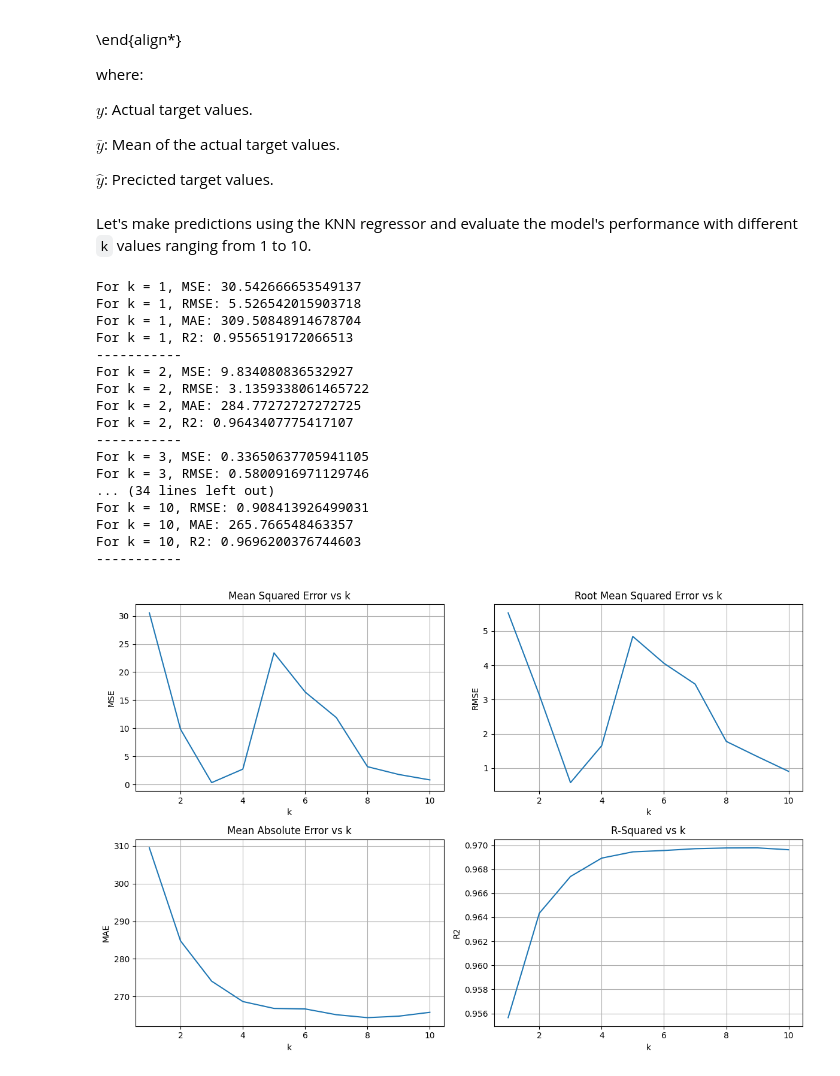
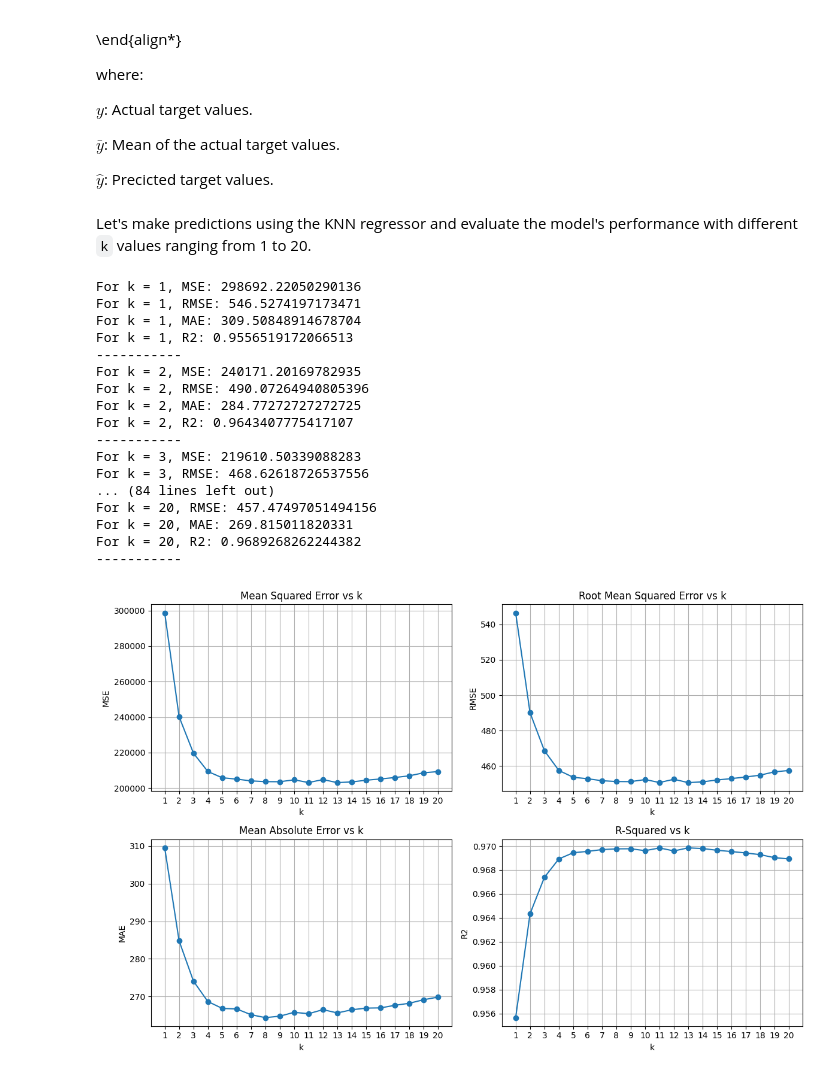
Before and after one commit to tsu76i/DS-playground, a Jupyter notebook: 2. Building ML Models From Scratch/2.2 KNN/2.2_k_nearest_neighbours_regression.ipynb, the cells around one changed output. Cells and saved outputs as stored; diff of their text form; code cells hidden in the pictures.

```diff
--- a/2. Building ML Models From Scratch/2.2 KNN/2.2_k_nearest_neighbours_regression.ipynb
+++ b/2. Building ML Models From Scratch/2.2 KNN/2.2_k_nearest_neighbours_regression.ipynb
@@ -321,6 +330,8 @@ def train_test_split(X: np.array, y: np.array, test_size: float = 0.2,
 ## 5. KNN Regressor
 # %%
 from scipy.spatial import distance
+
+
 class KNN_Regressor:
     """
     A simple K-Nearest Neighbours (KNN) regressor.
@@ -387,7 +398,8 @@ class KNN_Regressor:
         #     x_test, x_train) for x_train in self.X_train]
 
         # ! Use scipy library for faster computation of Euclidean distance
-        distance_list = distance.cdist(self.X_train, x_test.reshape(1, -1), metric="euclidean").flatten()
+        distance_list = distance.cdist(
+            self.X_train, x_test.reshape(1, -1), metric="euclidean").flatten()
 
         k_neighbours: np.array = np.argsort(distance_list)[:self.k]
         k_neighbours_values: list[float] = [
@@ -406,7 +418,7 @@ MSE = \dfrac{1}{n} \sum_{i=1}^{n}(\hat y_{i} = y_{i})^2
 \end{align*}
 # %%
 def calculate_MSE(y_true: np.array, y_pred: np.array) -> float:
-    return np.mean(y_true - y_pred) ** 2
+    return np.mean((y_true - y_pred) ** 2)
 # %% [markdown]
 ### 2. Root Mean Squared Error (RMSE)
 Square root of MSE. It provides error in the same unit as the target variable ($y$) and easier to interpret.
@@ -416,7 +428,7 @@ RMSE = \sqrt{(MSE)}
 \end{align*}
 # %%
 def calculate_RMSE(y_true: np.array, y_pred: np.array) -> float:
-    return np.sqrt(np.mean(y_true - y_pred) ** 2)
+    return np.sqrt(np.mean((y_true - y_pred) ** 2))
 # %% [markdown]
 ### 4. Mean Absolute Error (MAE)
 Mean Absolute Error measures the average absolute difference between predicted ($\hat y$) and actual ($y$) values. It is less sensitive to outliers than MSE. Smaller MAE indicates better predictions.
@@ -466,16 +478,16 @@ def calculate_r2(y_true: np.array, y_pred: np.array) -> float:
     r2 = 1 - (ss_residual / ss_total)
     return r2
 # %% [markdown]
-Let's make predictions using the KNN regressor and evaluate the model's performance with different `k` values ranging from 1 to 10.
+Let's make predictions using the KNN regressor and evaluate the model's performance with different `k` values ranging from 1 to 20.
 # %%
-MSE_list, RMSE_list, MAE_list, R2_list = [], [], [], []
-# df = df.sample(n=30000, random_state=42)
+MSE_list_custom, RMSE_list_custom, MAE_list_custom, R2_list_custom = [], [], [], []
 X = df.drop(columns=['price']).values
 y = df['price'].values
-k_range = range(1, 11)  # Generate k-values from 1 to 10
+k_range = range(1, 21)  # Generate k-values from 1 to 20
 
 # Split data
-X_train, X_test, y_train, y_test = train_test_split(X, y, test_size=0.2, random_state=42)
+X_train, X_test, y_train, y_test = train_test_split(
+    X, y, test_size=0.2, random_state=42)
 
 # Train KNN regressor, make predictions and evaluate the model for different k values.
 for k in k_range:
@@ -492,61 +504,64 @@ for k in k_range:
     print(f"For k = {k}, MAE: {mae}")
     print(f"For k = {k}, R2: {r2}")
     print("-----------")
-    MSE_list.append(mse)
-    RMSE_list.append(rmse)
-    MAE_list.append(mae)
-    R2_list.append(r2)
+    MSE_list_custom.append(mse)
+    RMSE_list_custom.append(rmse)
+    MAE_list_custom.append(mae)
+    R2_list_custom.append(r2)
 # %% [output]
-For k = 1, MSE: 30.542666653549137
-For k = 1, RMSE: 5.526542015903718
+For k = 1, MSE: 298692.22050290136
+For k = 1, RMSE: 546.5274197173471
 For k = 1, MAE: 309.50848914678704
 For k = 1, R2: 0.9556519172066513
 -----------
-For k = 2, MSE: 9.834080836532927
-For k = 2, RMSE: 3.1359338061465722
+For k = 2, MSE: 240171.20169782935
+For k = 2, RMSE: 490.07264940805396
 For k = 2, MAE: 284.77272727272725
 For k = 2, R2: 0.9643407775417107
 -----------
-For k = 3, MSE: 0.33650637705941105
-For k = 3, RMSE: 0.5800916971129746
-... (34 lines left out)
-For k = 10, RMSE: 0.908413926499031
-For k = 10, MAE: 265.766548463357
-For k = 10, R2: 0.9696200376744603
+For k = 3, MSE: 219610.50339088283
+For k = 3, RMSE: 468.62618726537556
+... (84 lines left out)
+For k = 20, RMSE: 457.47497051494156
+For k = 20, MAE: 269.815011820331
+For k = 20, R2: 0.9689268262244382
 -----------
 # %%
 fig, axes = plt.subplots(ncols=2, nrows=2, figsize=(12, 8))
 
-
 # MSE
-axes[0][0].plot(k_range, MSE_list)
+axes[0][0].plot(k_range, MSE_list_custom, marker='o')
 axes[0][0].set_title('Mean Squared Error vs k')
+axes[0][0].set_xticks(k_range)
 axes[0][0].set_xlabel('k')
 axes[0][0].set_ylabel('MSE')
 axes[0][0].grid(True)
 
 # RMSE
-axes[0][1].plot(k_range, RMSE_list)
+axes[0][1].plot(k_range, RMSE_list_custom, marker='o')
 axes[0][1].set_title('Root Mean Squared Error vs k')
+axes[0][1].set_xticks(k_range)
 axes[0][1].set_xlabel('k')
 axes[0][1].set_ylabel('RMSE')
 axes[0][1].grid(True)
 
 # MAE
-axes[1][0].plot(k_range, MAE_list)
+axes[1][0].plot(k_range, MAE_list_custom, marker='o')
 axes[1][0].set_title('Mean Absolute Error vs k')
+axes[1][0].set_xticks(k_range)
 axes[1][0].set_xlabel('k')
 axes[1][0].set_ylabel('MAE')
 axes[1][0].grid(True)
 
 # R2
-axes[1][1].plot(k_range, R2_list)
+axes[1][1].plot(k_range, R2_list_custom, marker='o')
 axes[1][1].set_title('R-Squared vs k')
+axes[1][1].set_xticks(k_range)
 axes[1][1].set_xlabel('k')
 axes[1][1].set_ylabel('R2')
 axes[1][1].grid(True)
 plt.tight_layout()
 plt.show()
 # %% [output]
-[figure, old version]
+[figure, new version]
 # %% [markdown]
```
Also changed, not shown: parts of 12 cells of this notebook.
